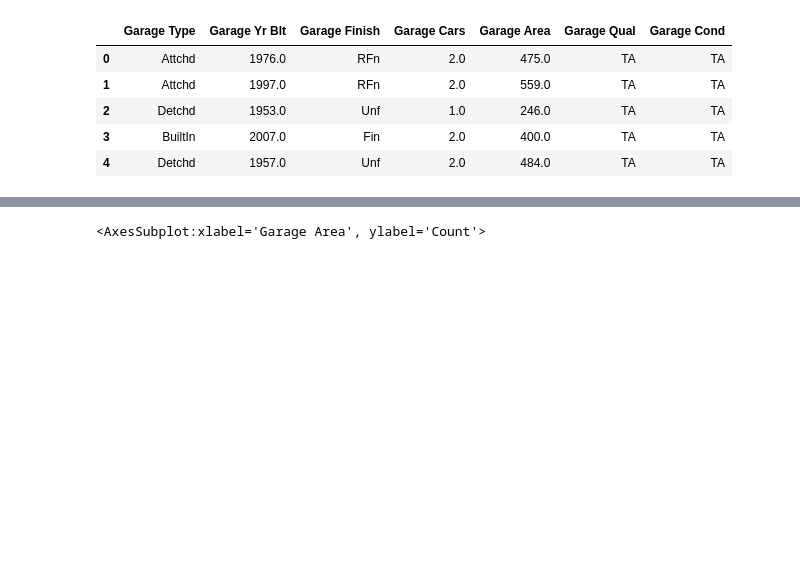
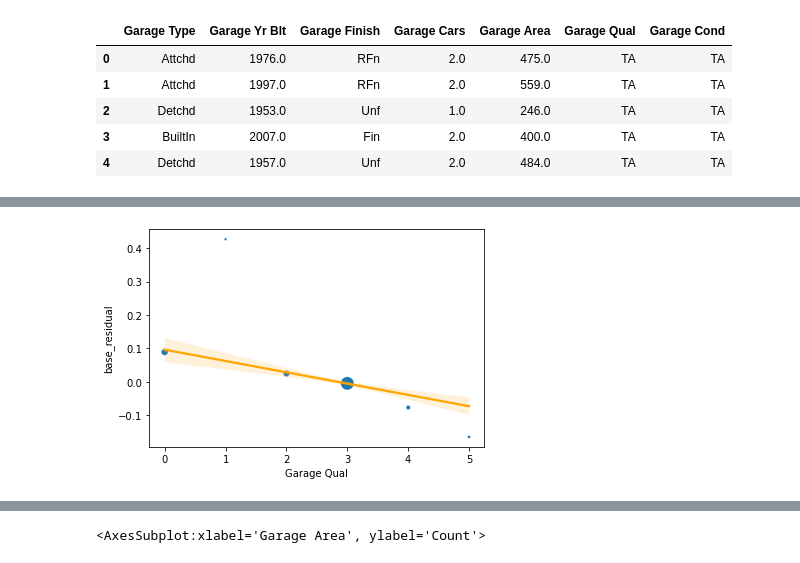
Before and after one commit to stevenlw-porpoise/Ames-Housing-Predictions, a Jupyter notebook: data_wrangling.ipynb, the cells around one changed output, grey strips where cells are left out. Cells and saved outputs as stored; diff of their text form; code cells hidden in the pictures; blank space fills up the shorter version.

```diff
--- a/data_wrangling.ipynb
+++ b/data_wrangling.ipynb
@@ -840,0 +947,4 @@ Name: Garage Cars, dtype: int64
+# %%
+ord_plot('Garage Qual', 'qual_na', col = 'base_residual', df = df.fillna({'Garage Qual': 'NA'}))
+# %% [output]
+[figure, added]
```
Also changed, not shown: parts of 67 cells of this notebook, 1 other file.
